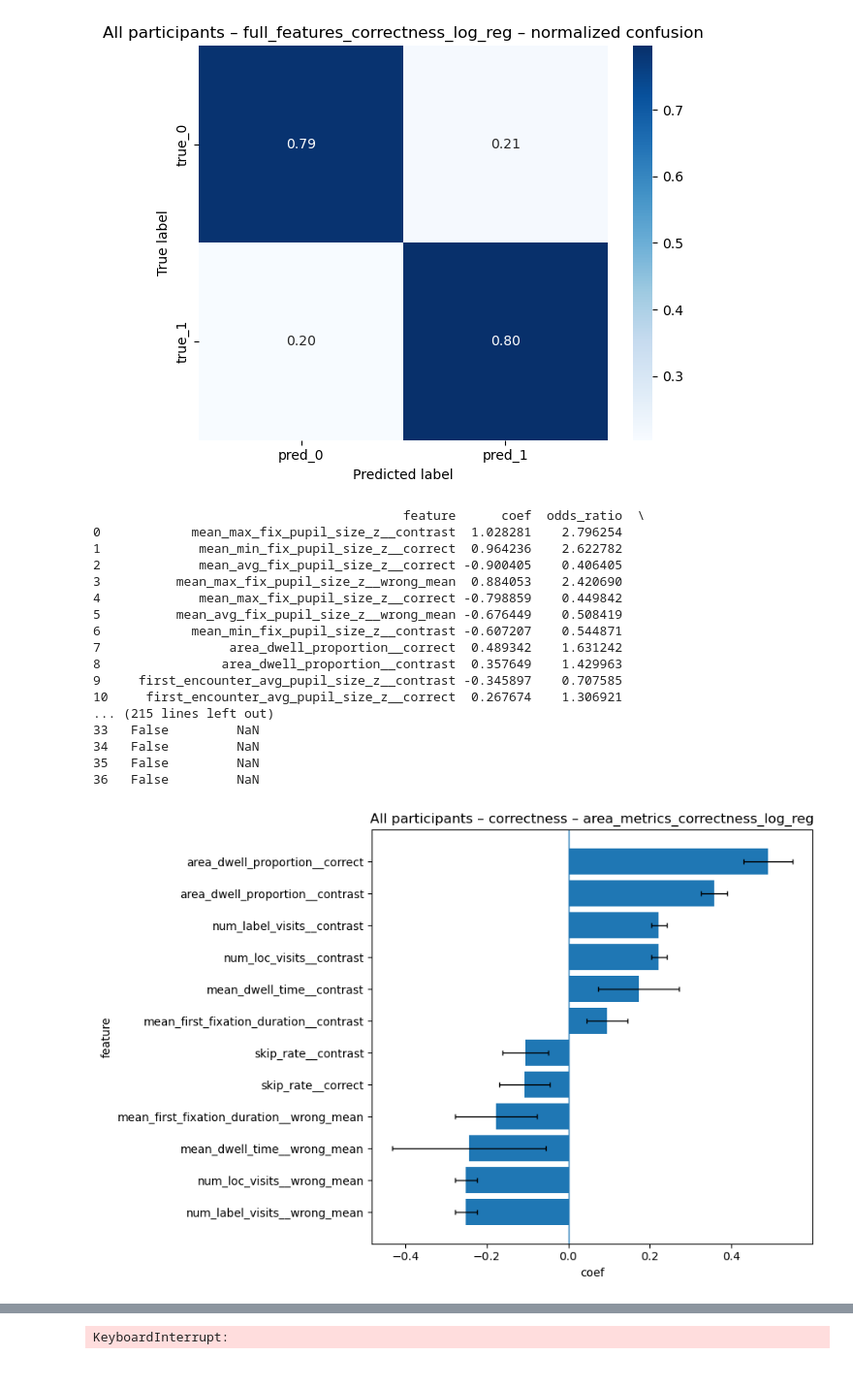
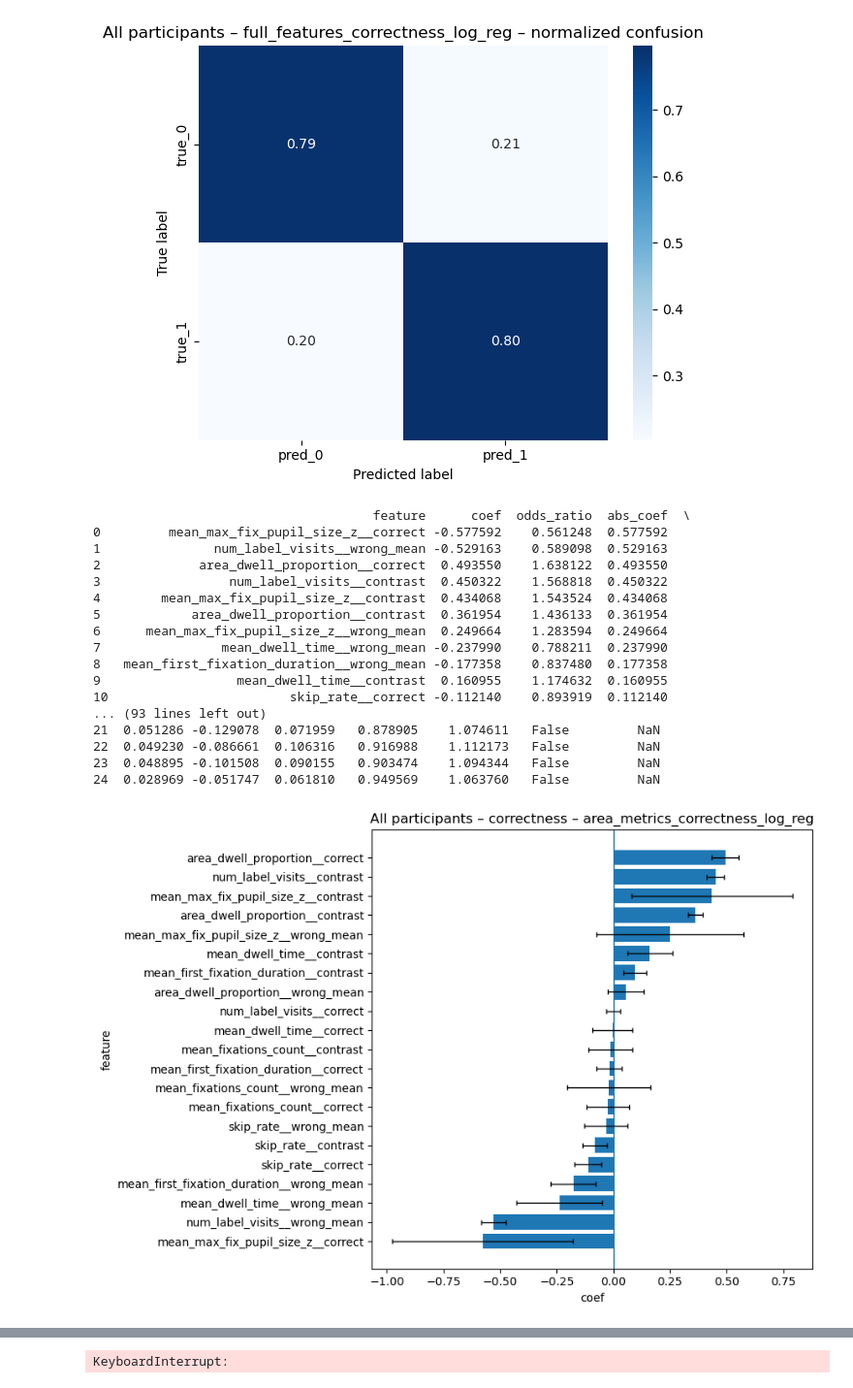
Before and after one commit to Mormorfor/QA_eyetracking, a Jupyter notebook: notebooks/answer_corr_prediction.ipynb, the cells around one changed output, grey strips where cells are left out. Shown at 97% size. Cells and saved outputs as stored; diff of their text form; code cells hidden in the pictures.

```diff
--- a/notebooks/answer_corr_prediction.ipynb
+++ b/notebooks/answer_corr_prediction.ipynb
@@ -72,8 +74,22 @@ def build_trial_df(d: pd.DataFrame, group_cols):
 
 MODEL_NAME_FOR_ANALYSIS = "full_features_correctness_log_reg"
 PAPER_DIRS = [
-    #"papers/correctness_prediction/figures",
+    "papers/correctness_prediction",
 ]
+# %%
+METRIC_COLUMNS = [
+    Con.MEAN_DWELL_TIME,
+    Con.MEAN_FIXATIONS_COUNT,
+    Con.MEAN_FIRST_FIXATION_DURATION,
+    Con.SKIP_RATE,
+    Con.AREA_DWELL_PROPORTION,
+    #Con.MEAN_AVG_FIX_PUPIL_SIZE_Z,
+    Con.MEAN_MAX_FIX_PUPIL_SIZE_Z,
+    #Con.MEAN_MIN_FIX_PUPIL_SIZE_Z,
+    #Con.FIRST_ENCOUNTER_AVG_PUPIL_SIZE_Z,
+    Con.NUM_LABEL_VISITS,
+    #Con.NUM_LOC_VISITS,
+]
 # %%
 DERIVED_COLS = [
     "seq_len", "has_xyx", "has_xyxy", "trial_mean_dwell",
@@ -84,9 +100,9 @@ AREA_COLS = (
     # [f"{Con.MEAN_DWELL_TIME}__{a}" for a in Con.LABEL_CHOICES] +
     # [f"{Con.SKIP_RATE}__{a}" for a in Con.LABEL_CHOICES] +
 
-    [f"{m}__correct" for m in Con.AREA_METRIC_COLUMNS_MODELING] +
-    [f"{m}__wrong_mean" for m in Con.AREA_METRIC_COLUMNS_MODELING] +
-    [f"{m}__contrast" for m in Con.AREA_METRIC_COLUMNS_MODELING]
+    [f"{m}__correct" for m in METRIC_COLUMNS] +
+    [f"{m}__wrong_mean" for m in METRIC_COLUMNS] +
+    [f"{m}__contrast" for m in METRIC_COLUMNS]
 )
 
 
@@ -153,36 +200,37 @@ for name, res in results_all_corr_full.items():
 # %%
 for model_name, res in results_all_corr_full.items():
     if res.coef_summary is None or res.coef_summary.empty:
         continue
     print(res.coef_summary)
     fig, plotted_df, paths = plot_coef_summary_barh(
         coef_summary=res.coef_summary,
         value_col="coef",
         model_name=model_name,
         title=f"All participants – correctness – {model_name}",
         save=True,
         rel_dir="answer_correctness/coefficients/all_participants",
         filename=f"{model_name}_all_participants_top75_coef",
         paper_dirs=PAPER_DIRS,
         dpi=300,
         close=False,
+        significant_only = False
     )
 # %% [output]
-                                         feature      coef  odds_ratio  \
-0            mean_max_fix_pupil_size_z__contrast  1.028281    2.796254
-1             mean_min_fix_pupil_size_z__correct  0.964236    2.622782
-2             mean_avg_fix_pupil_size_z__correct -0.900405    0.406405
-3          mean_max_fix_pupil_size_z__wrong_mean  0.884053    2.420690
-4             mean_max_fix_pupil_size_z__correct -0.798859    0.449842
-5          mean_avg_fix_pupil_size_z__wrong_mean -0.676449    0.508419
-6            mean_min_fix_pupil_size_z__contrast -0.607207    0.544871
-7                 area_dwell_proportion__correct  0.489342    1.631242
-8                area_dwell_proportion__contrast  0.357649    1.429963
-9     first_encounter_avg_pupil_size_z__contrast -0.345897    0.707585
-10     first_encounter_avg_pupil_size_z__correct  0.267674    1.306921
-... (215 lines left out)
-33   False         NaN
-34   False         NaN
-35   False         NaN
-36   False         NaN
+                                     feature      coef  odds_ratio  abs_coef  \
+0         mean_max_fix_pupil_size_z__correct -0.577592    0.561248  0.577592
+1               num_label_visits__wrong_mean -0.529163    0.589098  0.529163
+2             area_dwell_proportion__correct  0.493550    1.638122  0.493550
+3                 num_label_visits__contrast  0.450322    1.568818  0.450322
+4        mean_max_fix_pupil_size_z__contrast  0.434068    1.543524  0.434068
+5            area_dwell_proportion__contrast  0.361954    1.436133  0.361954
+6      mean_max_fix_pupil_size_z__wrong_mean  0.249664    1.283594  0.249664
+7                mean_dwell_time__wrong_mean -0.237990    0.788211  0.237990
+8   mean_first_fixation_duration__wrong_mean -0.177358    0.837480  0.177358
+9                  mean_dwell_time__contrast  0.160955    1.174632  0.160955
+10                        skip_rate__correct -0.112140    0.893919  0.112140
+... (93 lines left out)
+21  0.051286 -0.129078  0.071959   0.878905    1.074611   False         NaN
+22  0.049230 -0.086661  0.106316   0.916988    1.112173   False         NaN
+23  0.048895 -0.101508  0.090155   0.903474    1.094344   False         NaN
+24  0.028969 -0.051747  0.061810   0.949569    1.063760   False         NaN
-[figure, old version]
+[figure, new version]
```
Also changed, not shown: parts of 9 cells of this notebook, 25 other files.
